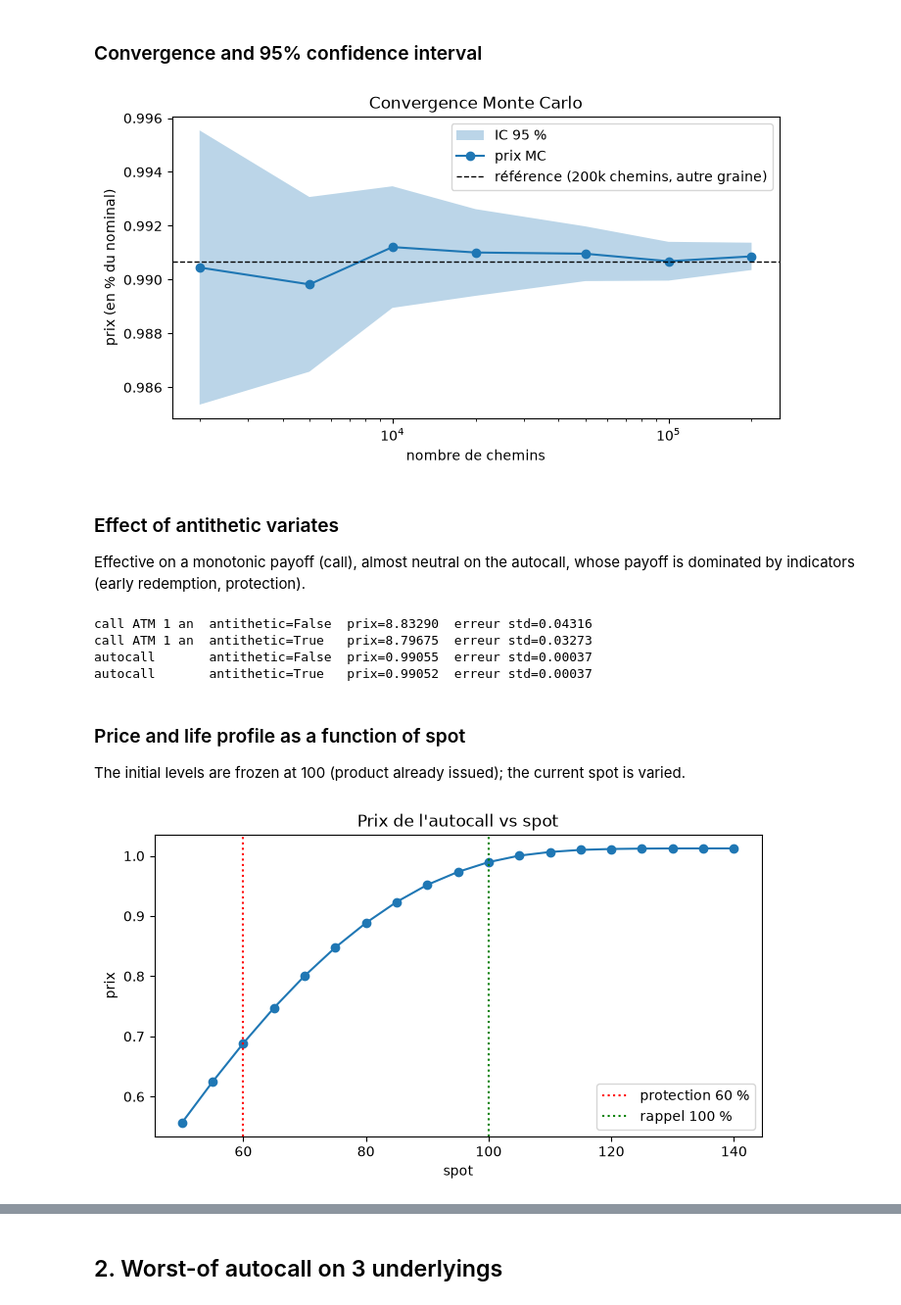
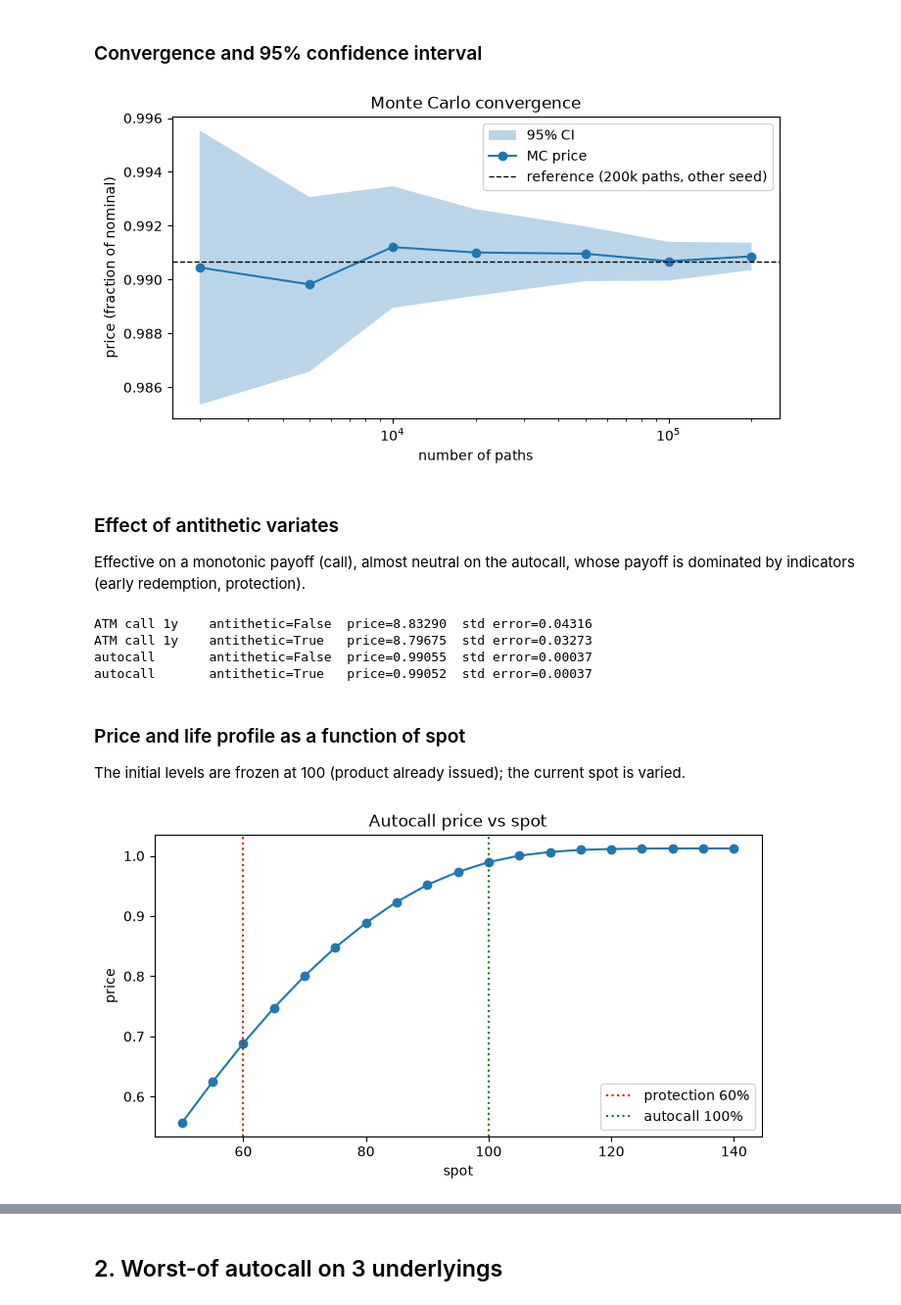
Before and after one commit to YoussefElb75/autocall-pricer, a Jupyter notebook: notebooks/demo.ipynb, the cells around one changed output, grey strips where cells are left out. Shown at 98% size. Saved outputs shown, nothing was run; the diff lists cells and outputs as text; code cells hidden in the pictures.

```diff
--- a/notebooks/demo.ipynb
+++ b/notebooks/demo.ipynb
@@ -31,30 +31,30 @@ print(res)
 # %%
 sizes = [2_000, 5_000, 10_000, 20_000, 50_000, 100_000, 200_000]
 results = [MonteCarloEngine(n_paths=n, seed=1).price(model, autocall) for n in sizes]
 p = np.array([r.price for r in results]); hw = np.array([r.half_width for r in results])
 fig, ax = plt.subplots()
-ax.fill_between(sizes, p - hw, p + hw, alpha=0.3, label='IC 95 %')
-ax.plot(sizes, p, 'o-', label='prix MC')
-ax.axhline(res.price, ls='--', c='k', lw=1, label='référence (200k chemins, autre graine)')
-ax.set_xscale('log'); ax.set_xlabel('nombre de chemins'); ax.set_ylabel('prix (en % du nominal)')
-ax.legend(); ax.set_title('Convergence Monte Carlo');
+ax.fill_between(sizes, p - hw, p + hw, alpha=0.3, label='95% CI')
+ax.plot(sizes, p, 'o-', label='MC price')
+ax.axhline(res.price, ls='--', c='k', lw=1, label='reference (200k paths, other seed)')
+ax.set_xscale('log'); ax.set_xlabel('number of paths'); ax.set_ylabel('price (fraction of nominal)')
+ax.legend(); ax.set_title('Monte Carlo convergence');
 # %% [output]
-[figure, old version]
+[figure, new version]
 # %% [markdown]
 ### Effect of antithetic variates
 
 Effective on a monotonic payoff (call), almost neutral on the autocall, whose payoff is dominated by indicators (early redemption, protection).
 # %%
 from autocall_pricer import EuropeanOption
-for name, prod in [('call ATM 1 an', EuropeanOption(100.0, 1.0)), ('autocall', autocall)]:
+for name, prod in [('ATM call 1y', EuropeanOption(100.0, 1.0)), ('autocall', autocall)]:
     for anti in (False, True):
         r = MonteCarloEngine(n_paths=100_000, seed=3, antithetic=anti).price(model, prod)
-        print(f'{name:14} antithetic={anti!s:5}  prix={r.price:.5f}  erreur std={r.std_error:.5f}')
+        print(f'{name:14} antithetic={anti!s:5}  price={r.price:.5f}  std error={r.std_error:.5f}')
 # %% [output]
-call ATM 1 an  antithetic=False  prix=8.83290  erreur std=0.04316
-call ATM 1 an  antithetic=True   prix=8.79675  erreur std=0.03273
-autocall       antithetic=False  prix=0.99055  erreur std=0.00037
-autocall       antithetic=True   prix=0.99052  erreur std=0.00037
+ATM call 1y    antithetic=False  price=8.83290  std error=0.04316
+ATM call 1y    antithetic=True   price=8.79675  std error=0.03273
+autocall       antithetic=False  price=0.99055  std error=0.00037
+autocall       antithetic=True   price=0.99052  std error=0.00037
 # %% [markdown]
 ### Price and life profile as a function of spot
 
@@ -66,11 +66,11 @@ eng = MonteCarloEngine(n_paths=40_000, seed=7)
 prices = [eng.price(model.with_spot(0, s), struck).price for s in spots]
 fig, ax = plt.subplots()
 ax.plot(spots, prices, 'o-')
-ax.axvline(60, ls=':', c='r', label='protection 60 %')
-ax.axvline(100, ls=':', c='g', label='rappel 100 %')
-ax.set_xlabel('spot'); ax.set_ylabel('prix'); ax.legend(); ax.set_title('Prix de l\'autocall vs spot');
+ax.axvline(60, ls=':', c='r', label='protection 60%')
+ax.axvline(100, ls=':', c='g', label='autocall 100%')
+ax.set_xlabel('spot'); ax.set_ylabel('price'); ax.legend(); ax.set_title('Autocall price vs spot');
 # %% [output]
-[figure, old version]
+[figure, new version]
 # %%
 g = compute_greeks(model, autocall, MonteCarloEngine(n_paths=200_000, seed=42))
 print(g.as_table())
```
Also changed, not shown: parts of 4 cells of this notebook.
